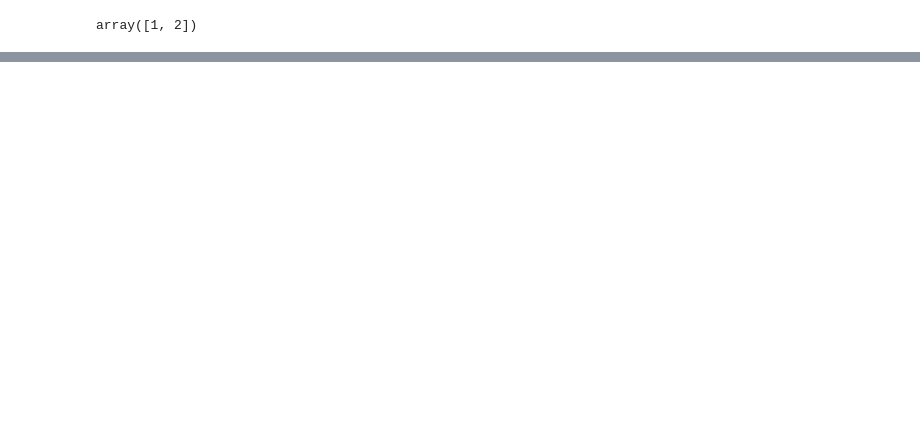
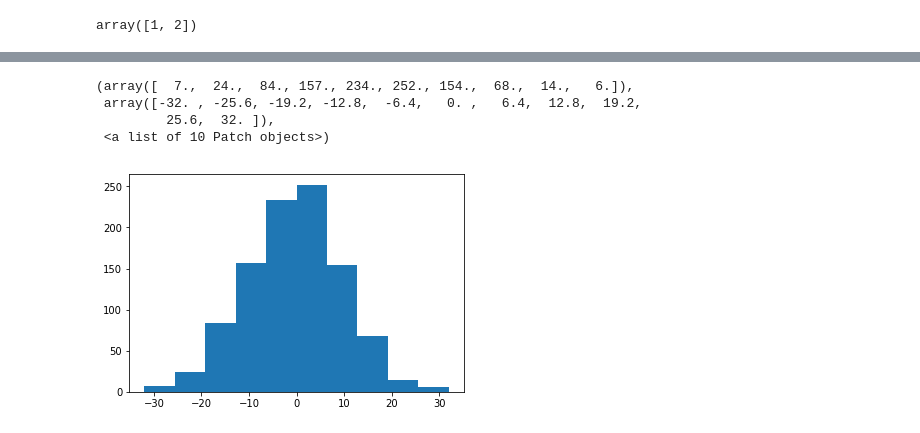
Before and after one commit to ManuTorron5/lattice-shuffle, a Jupyter notebook: ProductArgument.ipynb, the cells around one changed output, grey strips where cells are left out. Cells and saved outputs as stored; diff of their text form; code cells hidden in the pictures; blank space fills up the shorter version.

```diff
--- a/ProductArgument.ipynb
+++ b/ProductArgument.ipynb
@@ -278,0 +582,8 @@ array([[104, 104],
+# %%
+plt.hist(gaussian_sample(10, (1000,)))
+# %% [output]
+(array([  7.,  24.,  84., 157., 234., 252., 154.,  68.,  14.,   6.]),
+ array([-32. , -25.6, -19.2, -12.8,  -6.4,   0. ,   6.4,  12.8,  19.2,
+         25.6,  32. ]),
+ <a list of 10 Patch objects>)
+[figure, added]
```
Also changed, not shown: parts of 19 cells of this notebook, 2 other files.
